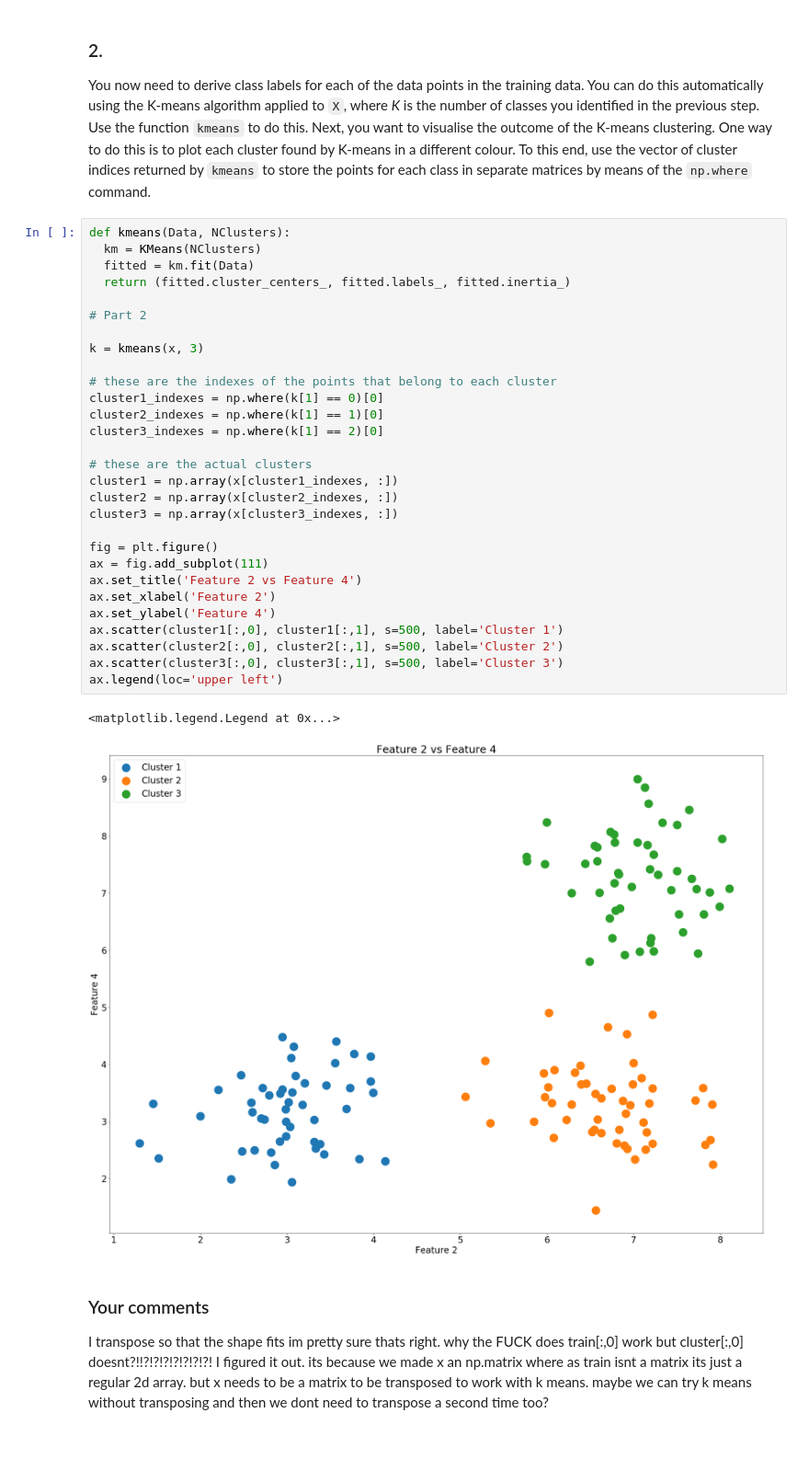
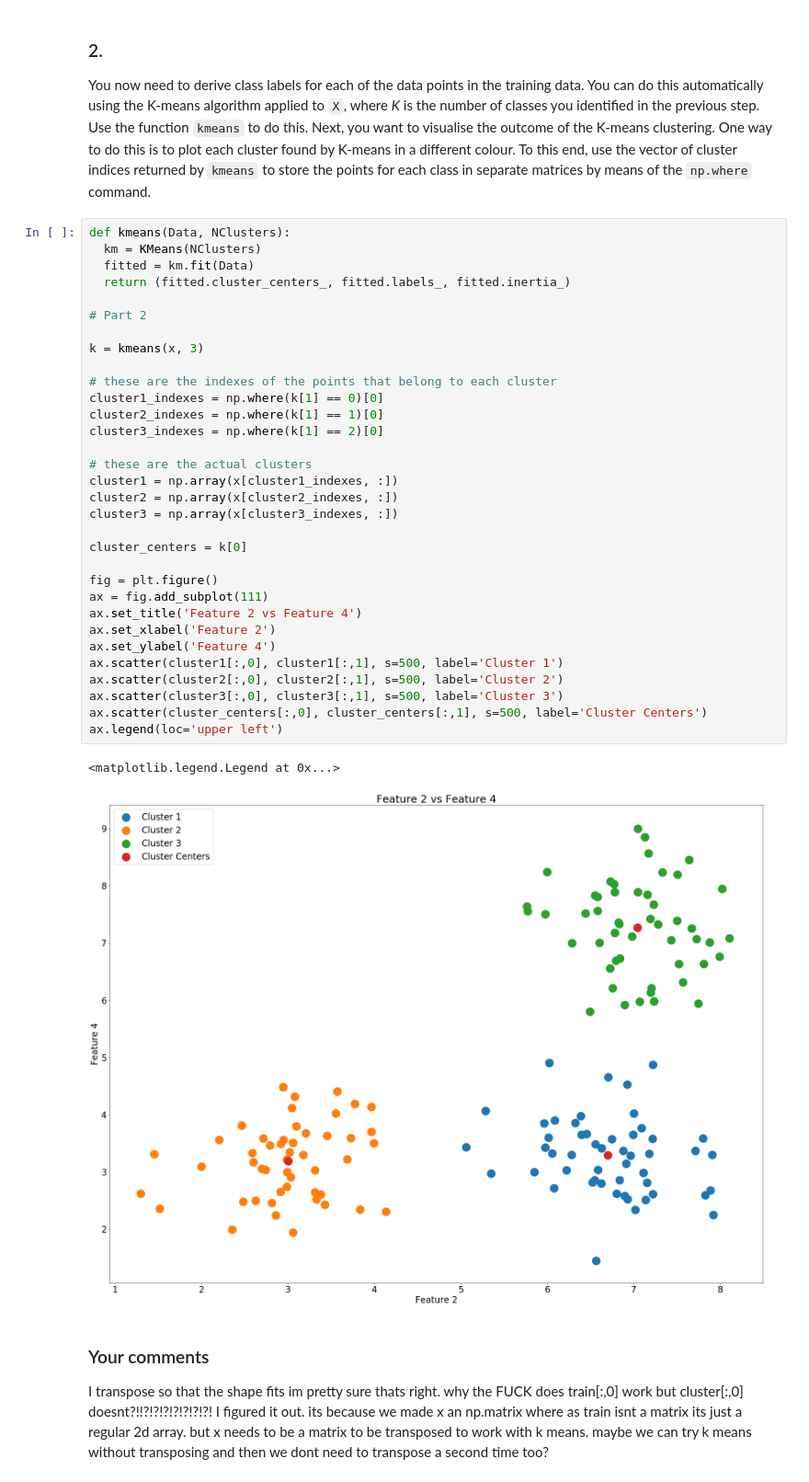
Before and after one commit to ainsleyrutterford/Clustering-and-Classifying-Data, a Jupyter notebook: cw1.ipynb, the cells around one changed output. Shown at 92% size. Saved outputs shown, nothing was run; the diff lists cells and outputs as text; blank space fills up the shorter version.

```diff
--- a/cw1.ipynb
+++ b/cw1.ipynb
@@ -70,34 +70,37 @@ You now need to derive class labels for each of the data points in the training
 def kmeans(Data, NClusters):
   km = KMeans(NClusters)
   fitted = km.fit(Data)
   return (fitted.cluster_centers_, fitted.labels_, fitted.inertia_)
 
 # Part 2
 
 k = kmeans(x, 3)
 
 # these are the indexes of the points that belong to each cluster
 cluster1_indexes = np.where(k[1] == 0)[0]
 cluster2_indexes = np.where(k[1] == 1)[0]
 cluster3_indexes = np.where(k[1] == 2)[0]
 
 # these are the actual clusters
 cluster1 = np.array(x[cluster1_indexes, :])
 cluster2 = np.array(x[cluster2_indexes, :])
 cluster3 = np.array(x[cluster3_indexes, :])
 
+cluster_centers = k[0]
+
 fig = plt.figure()
 ax = fig.add_subplot(111)
 ax.set_title('Feature 2 vs Feature 4')
 ax.set_xlabel('Feature 2')
 ax.set_ylabel('Feature 4')
 ax.scatter(cluster1[:,0], cluster1[:,1], s=500, label='Cluster 1')
 ax.scatter(cluster2[:,0], cluster2[:,1], s=500, label='Cluster 2')
 ax.scatter(cluster3[:,0], cluster3[:,1], s=500, label='Cluster 3')
+ax.scatter(cluster_centers[:,0], cluster_centers[:,1], s=500, label='Cluster Centers')
 ax.legend(loc='upper left')
 # %% [output]
 <matplotlib.legend.Legend at 0x...>
-[figure, old version]
+[figure, new version]
 # %% [markdown]
 ### Your comments ###
 
```
Also changed, not shown: parts of 3 cells of this notebook.
